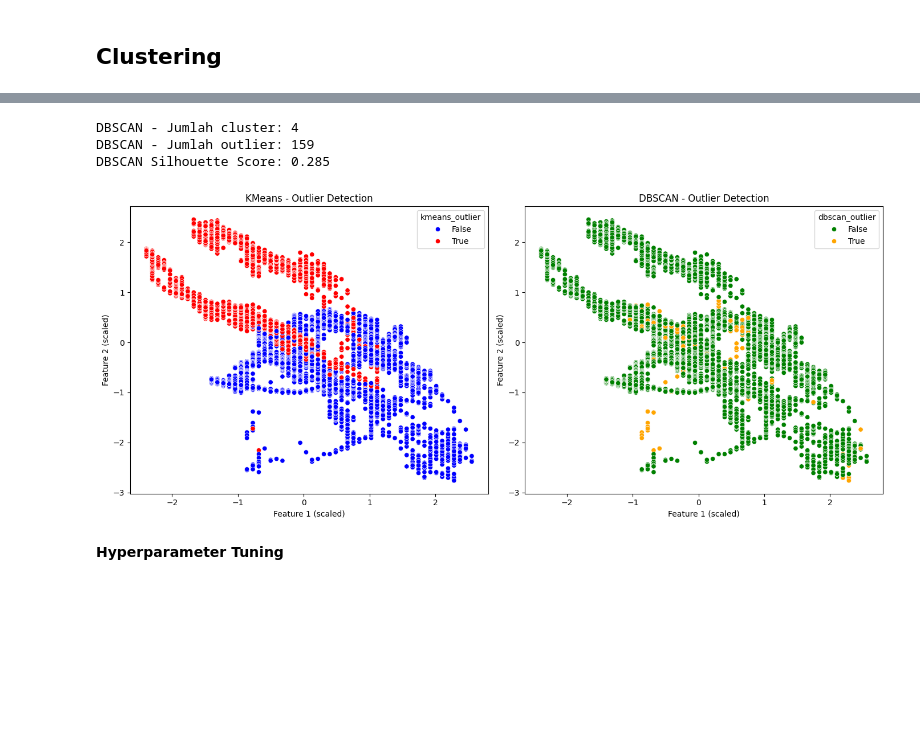
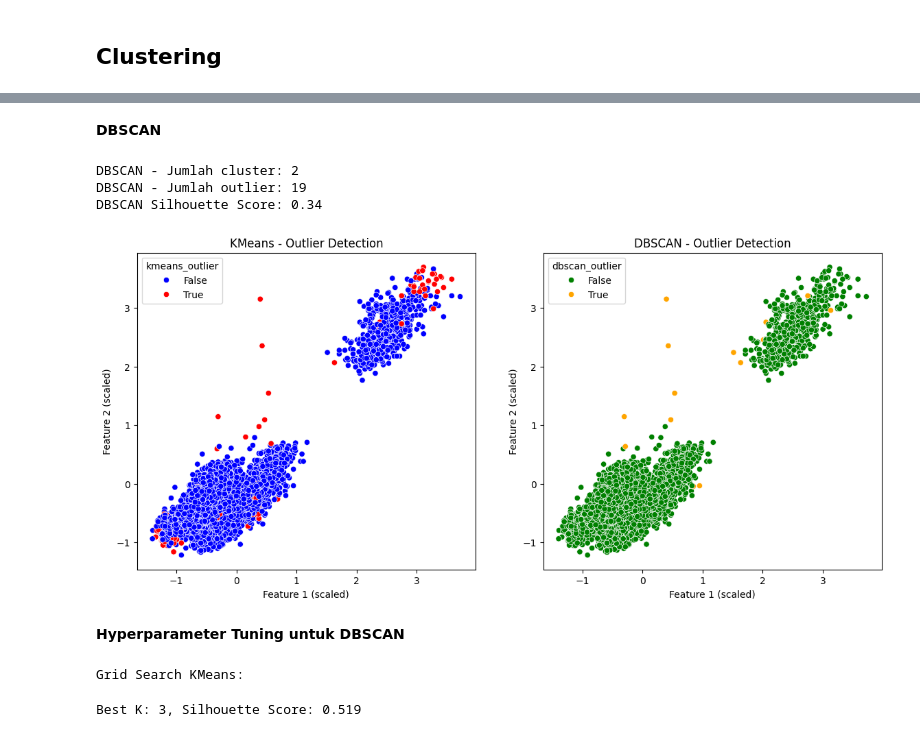
Before and after one commit to Hardtophead/Prediksi_Polusi_Udara, a Jupyter notebook: notebooks/fault_detection.ipynb, the cells around one changed output, grey strips where cells are left out. Saved outputs shown, nothing was run; the diff lists cells and outputs as text; code cells hidden in the pictures; blank space fills up the shorter version.

```diff
--- a/notebooks/fault_detection.ipynb
+++ b/notebooks/fault_detection.ipynb
@@ -9,7 +9,7 @@ import matplotlib.pyplot as plt
 import seaborn as sns
 from sklearn.preprocessing import StandardScaler
 # %%
-df = pd.read_csv(r'..\data\raw\ENV_data_2025-06-16_to_2025-06-22.csv')
+df = pd.read_csv(r'..\data\raw\ENV_data_2025-06-21_to_2025-06-24.csv')
 
 df
 # %% [output]
@@ -130,53 +160,57 @@ KMeans - Jumlah outlier: 2368
-# %%
-# Clustering dengan DBSCAN
-dbscan = DBSCAN(eps=0.5, min_samples=10)
-dbscan_labels = dbscan.fit_predict(X_scaled)
-
-df_dbscan = df.copy()
-df_dbscan['dbscan_cluster'] = dbscan_labels
-df_dbscan['dbscan_outlier'] = dbscan_labels == -1
-
-# Cek jika bisa hitung silhouette score
-n_clusters_dbscan = len(set(dbscan_labels)) - (1 if -1 in dbscan_labels else 0)
-if n_clusters_dbscan > 1:
-    dbscan_silhouette = silhouette_score(X_scaled, dbscan_labels)
-else:
-    dbscan_silhouette = None
-
-print("DBSCAN - Jumlah cluster:", n_clusters_dbscan)
-print("DBSCAN - Jumlah outlier:", df_dbscan['dbscan_outlier'].sum())
-print("DBSCAN Silhouette Score:", round(dbscan_silhouette, 3) if dbscan_silhouette else "Tidak dapat dihitung")
-# %% [output]
-DBSCAN - Jumlah cluster: 4
-DBSCAN - Jumlah outlier: 159
-DBSCAN Silhouette Score: 0.285
+# %% [markdown]
+**DBSCAN**
+# %%
+# Clustering dengan DBSCAN
+dbscan = DBSCAN()
+dbscan_labels = dbscan.fit_predict(X_scaled)
+
+df_dbscan = df.copy()
+df_dbscan['dbscan_cluster'] = dbscan_labels
+df_dbscan['dbscan_outlier'] = dbscan_labels == -1
+
+# Cek jika bisa hitung silhouette score
+n_clusters_dbscan = len(set(dbscan_labels)) - (1 if -1 in dbscan_labels else 0)
+if n_clusters_dbscan > 1:
+    dbscan_silhouette = silhouette_score(X_scaled, dbscan_labels)
+else:
+    dbscan_silhouette = None
+
+print("DBSCAN - Jumlah cluster:", n_clusters_dbscan)
+print("DBSCAN - Jumlah outlier:", df_dbscan['dbscan_outlier'].sum())
+print("DBSCAN Silhouette Score:", round(dbscan_silhouette, 3) if dbscan_silhouette else "Tidak dapat dihitung")
+# %% [output]
+DBSCAN - Jumlah cluster: 2
+DBSCAN - Jumlah outlier: 19
+DBSCAN Silhouette Score: 0.34
+# %%
+df_dbscan['created_at'] = pd.to_datetime(df_dbscan['created_at'])
 # %%
 plt.figure(figsize=(14, 6))
 
 # Visualisasi KMeans
 plt.subplot(1, 2, 1)
-sns.scatterplot(x=X_scaled[:, 0], y=X_scaled[:, 1],
+sns.scatterplot(x=X_scaled[:, 4], y=X_scaled[:, 5],
                 hue=df_kmeans['kmeans_outlier'],
                 palette={False: 'blue', True: 'red'})
 plt.title('KMeans - Outlier Detection')
 plt.xlabel('Feature 1 (scaled)')
 plt.ylabel('Feature 2 (scaled)')
 
 # Visualisasi DBSCAN
 plt.subplot(1, 2, 2)
-sns.scatterplot(x=X_scaled[:, 0], y=X_scaled[:, 1],
+sns.scatterplot(x=X_scaled[:, 4], y=X_scaled[:, 5],
                 hue=df_dbscan['dbscan_outlier'],
                 palette={False: 'green', True: 'orange'})
 plt.title('DBSCAN - Outlier Detection')
 plt.xlabel('Feature 1 (scaled)')
 plt.ylabel('Feature 2 (scaled)')
 
-plt.tight_layout()
+# plt.tight_layout()
 plt.show()
 # %% [output]
-[figure, old version]
+[figure, new version]
 # %% [markdown]
-**Hyperparameter Tuning**
+**Hyperparameter Tuning untuk DBSCAN**
 # %%
 from tqdm.notebook import tqdm
 
@@ -186,7 +220,7 @@ silhouette_scores_k = []
 
 print("Grid Search KMeans:")
 for k in tqdm(range(2, 10)):
-    kmeans = KMeans(n_clusters=k, random_state=42, n_init=10)
+    kmeans = KMeans(n_clusters=k, random_state=42, n_init=10, init='k-means++')
     labels = kmeans.fit_predict(X_scaled)
     score = silhouette_score(X_scaled, labels)
     silhouette_scores_k.append((k, score))
@@ -196,3 +230,6 @@ for k in tqdm(range(2, 10)):
         best_score_k = score
 
 print(f"Best K: {best_k}, Silhouette Score: {round(best_score_k, 4)}")
+# %% [output]
+Grid Search KMeans:
+Best K: 3, Silhouette Score: 0.519
```
Also changed, not shown: parts of 20 cells of this notebook, 5 other files.
